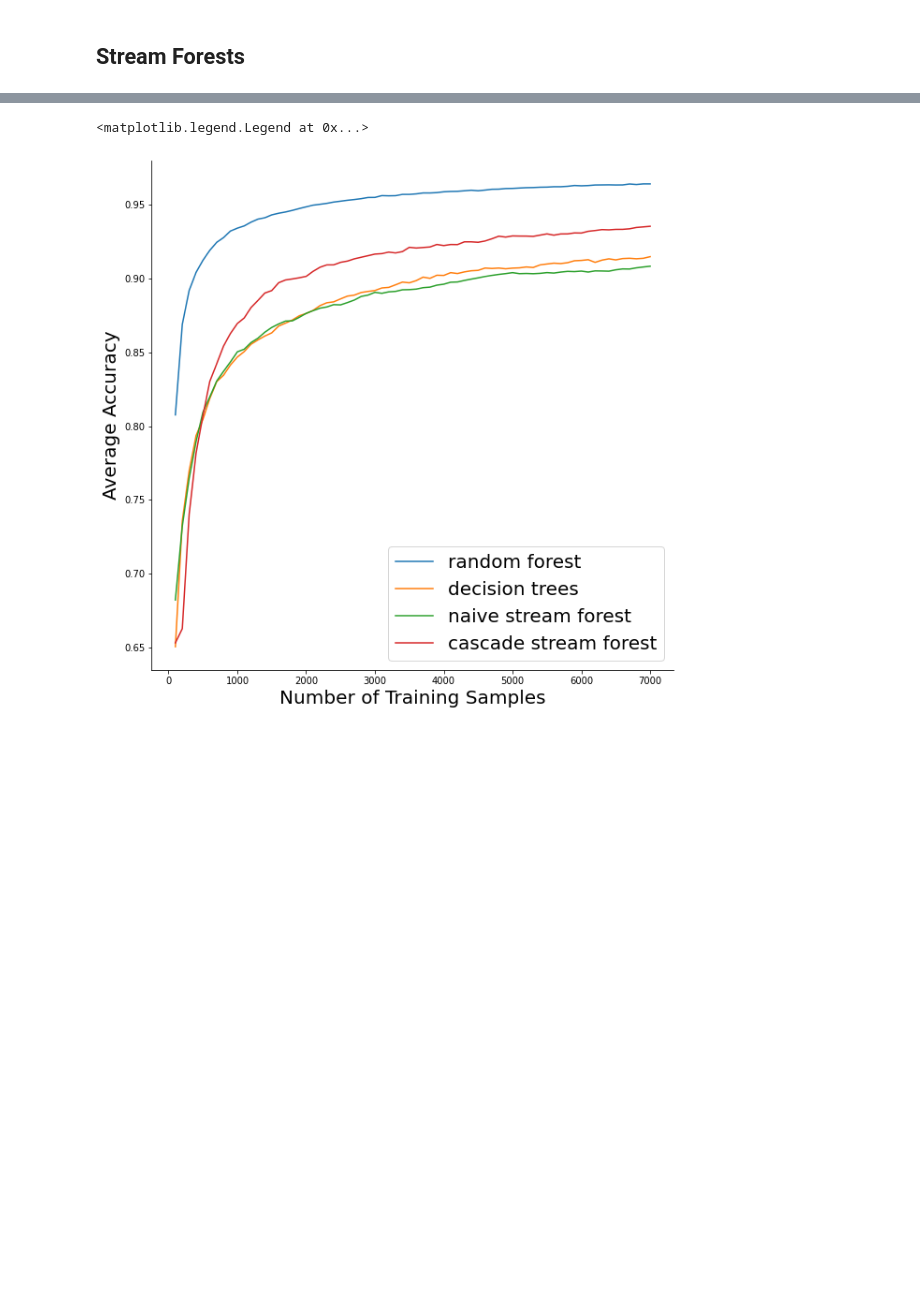
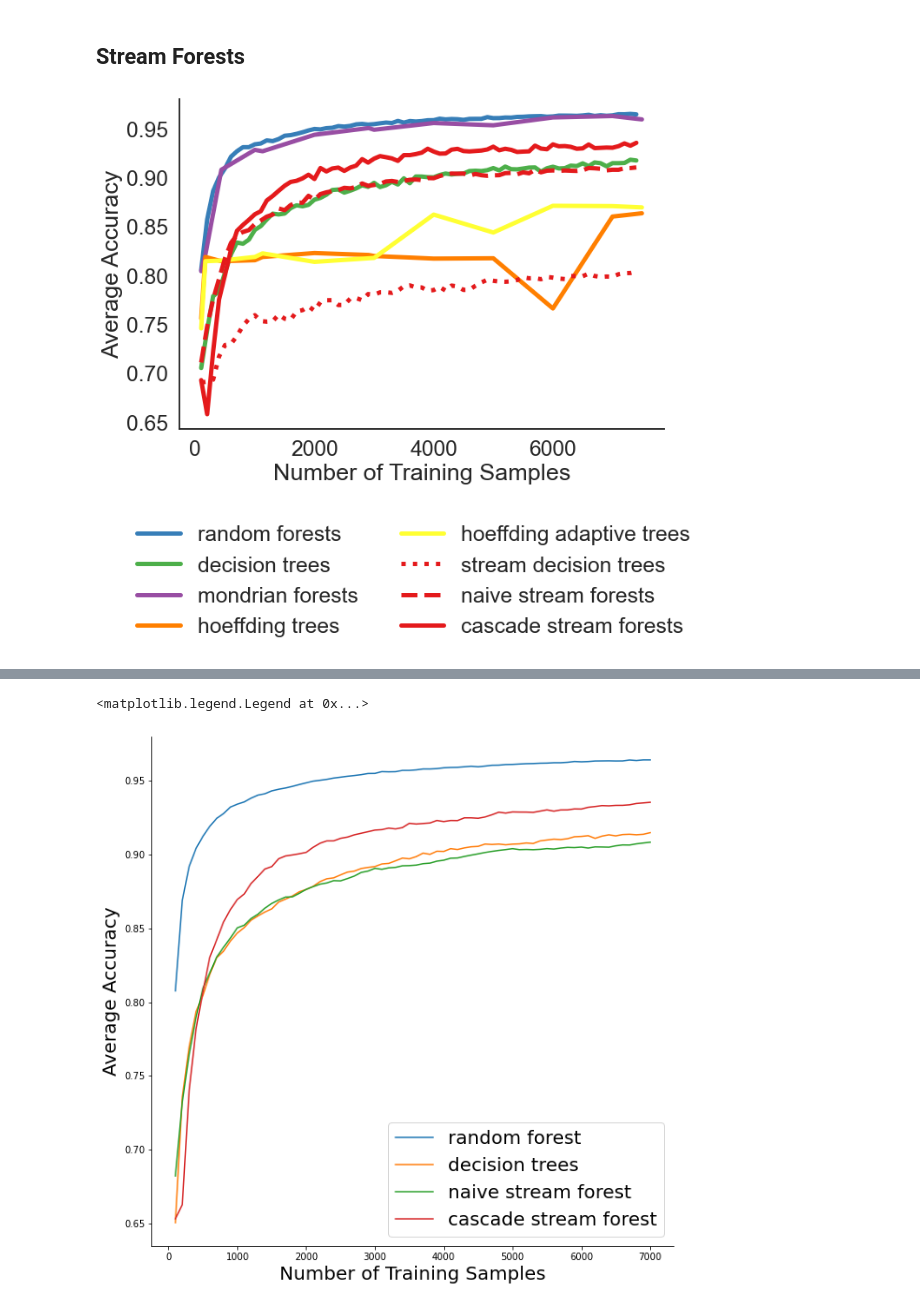
Before and after one commit to neurodata/SDTF, a Jupyter notebook: benchmarks/pendigits.ipynb, the cells around one changed output, grey strips where cells are left out. Cells and saved outputs as stored; diff of their text form; code cells hidden in the pictures; blank space fills up the shorter version.

Commit message:
Update with more stream algorithms

```diff
--- a/benchmarks/pendigits.ipynb
+++ b/benchmarks/pendigits.ipynb
@@ -6,6 +10,9 @@ from scipy import stats
 from sklearn.tree import DecisionTreeClassifier
 from sklearn.ensemble import RandomForestClassifier
 from spdt import NaiveStreamForest, CascadeStreamForest
+# %%
+sns.set(color_codes=True, style='white', context='talk', font_scale=1.5)
+PALETTE = sns.color_palette("Set1")
 # %%
 def prediction(classifier):
     predictions = classifier.predict(X_test)
@@ -69,0 +99,3 @@ for i in range(100):
+# %%
+with open("pen_results.txt", "rb") as f:
+    results = pickle.load(f)
@@ -69,0 +149,28 @@ for i in range(100):
+# %%
+# impurity same version
+means = np.mean(results, axis=0)
+
+n_train = range(100, 7500, 100)
+fig = plt.figure(figsize=(10,7))
+ax = plt.subplot(111)
+
+ax.set_xlabel("Number of Training Samples")
+ax.set_ylabel("Average Accuracy")
+ax.spines["right"].set_visible(False)
+ax.spines["top"].set_visible(False)
+
+plt.plot(n_train, means[0], label="random forests",lw=5,color="#377eb8")
+plt.plot(n_train, means[1], label="decision trees",lw=5,color="#4daf4a")
+plt.plot(num, mon, label="mondrian forests",lw=5,color="#984ea3")
+plt.plot(num, ht, label="hoeffding trees",lw=5,color="#ff7f00")
+plt.plot(num, hat, label="hoeffding adaptive trees",lw=5,color="#ffff33")
+plt.plot(n_train, means[2], label="stream decision trees",lw=5,color="#e41a1c",linestyle="dotted")
+plt.plot(n_train, means[3], label="naive stream forests",lw=5,color="#e41a1c",linestyle="dashed")
+plt.plot(n_train, means[4], label="cascade stream forests",lw=5,color="#e41a1c")
+leg = plt.legend(bbox_to_anchor=(0.5, -0.05), bbox_transform=plt.gcf().transFigure,
+                     ncol=2, loc='upper center')
+leg.get_frame().set_linewidth(0.0)
+for legobj in leg.legendHandles:
+    legobj.set_linewidth(5.0)
+# %% [output]
+[figure, added]
```
Also changed, not shown: parts of 6 cells of this notebook, 1 other file.
